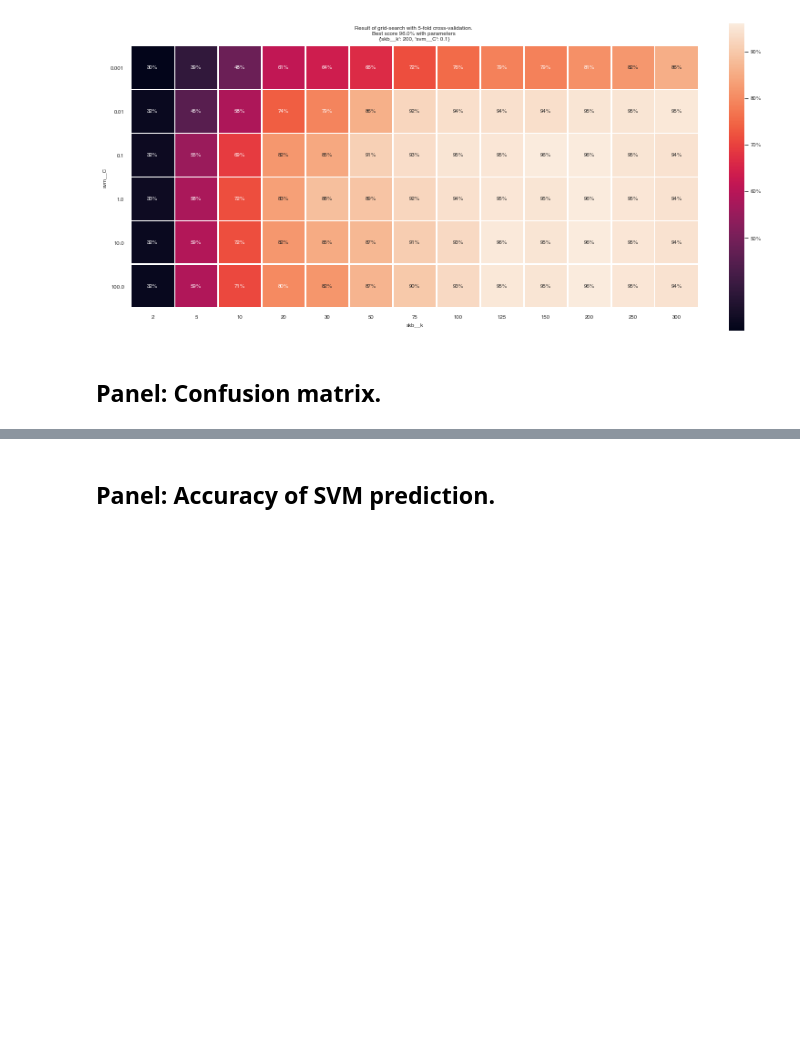
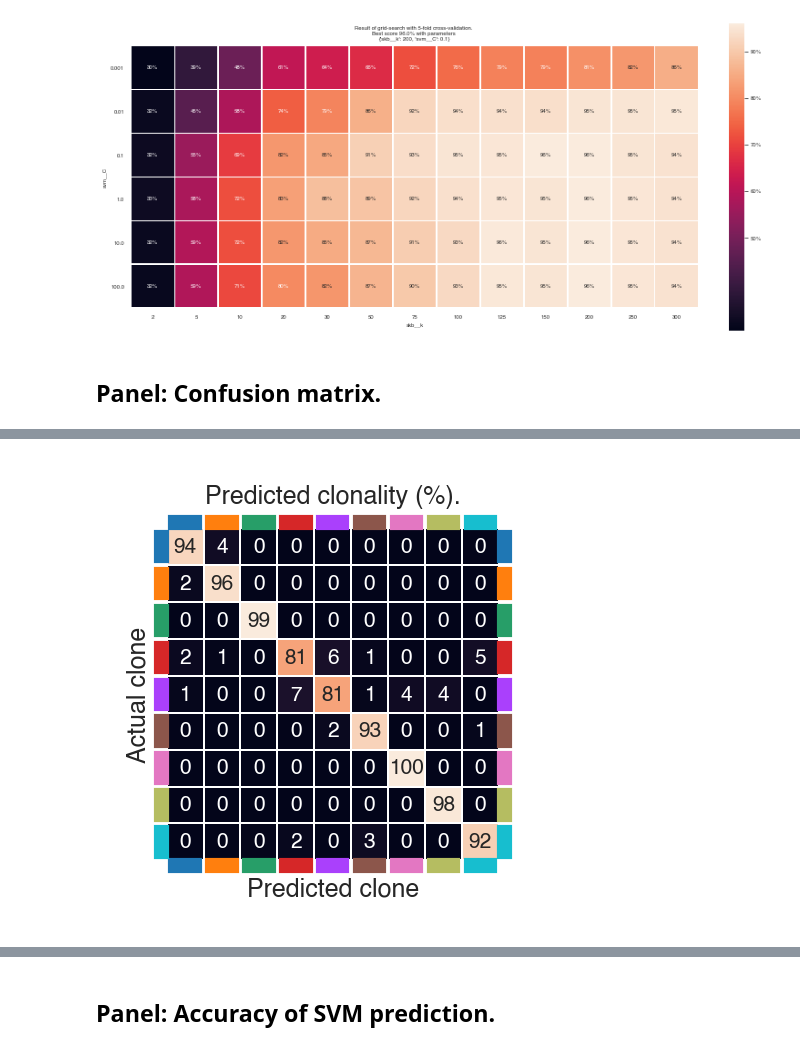
Before and after one commit to MartyWeissman/ClonalOmics, a Jupyter notebook: Figure 1/Figure 1. Clonality and gene expression.ipynb, the cells around one changed output, grey strips where cells are left out. Drawn from its saved outputs; the diff is of its cells as text; code cells hidden in the pictures; blank space fills up the shorter version.

```diff
--- a/Figure 1/Figure 1. Clonality and gene expression.ipynb
+++ b/Figure 1/Figure 1. Clonality and gene expression.ipynb
@@ -704,7 +763,7 @@ def CV_map(gs, swap=False, savefig=False):  # parameter_grid and grid_search.
     if savefig:
         plt.savefig('CV_map.svg')
 # %%
-def confusion_matrix(X,y,pipe, reps=2, classlist = None, filename=None):
+def confusion_matrix(X,y,pipe, reps=2, classlist = None, filename=None, test_size = 0.2):
     if classlist:
         classes = classlist
     else:
@@ -715,7 +774,7 @@ def confusion_matrix(X,y,pipe, reps=2, classlist = None, filename=None):
     total = 0
     for t in range(reps):
         this_pipe = base.clone(pipe)
-        X_train, X_test, y_train, y_test = train_test_split(X, y, test_size=0.2)
+        X_train, X_test, y_train, y_test = train_test_split(X, y, test_size=test_size)
         this_pipe.fit(X_train, y_train)
         y_pred = this_pipe.predict(X_test)
         actual = y_test
@@ -816,0 +876,11 @@ confusion_matrix(X,y,SVMpipe, reps=100, classlist = clones, filename='Panels/Con
+# %%
+opt_k = grid_search.best_params_['skb__k'] # Use optimal number of genes.
+opt_C = grid_search.best_params_['svm__C'] # Use optimal C-parameter for linear SVM.
+
+SVMpipe = make_pipeline(MinMaxScaler(),
+                        SelectKBest(score_func = f_classif, k=opt_k),
+                        LinearSVC(random_state=0, tol=1e-4, max_iter = 2000, C=opt_C))
+
+confusion_matrix(X,y,SVMpipe, reps=100, classlist = clones, test_size = 0.33, filename='Panels/Confusion_third.pdf')
+# %% [output]
+[figure, added]
```
Also changed, not shown: parts of 25 cells of this notebook, 3 other files.
